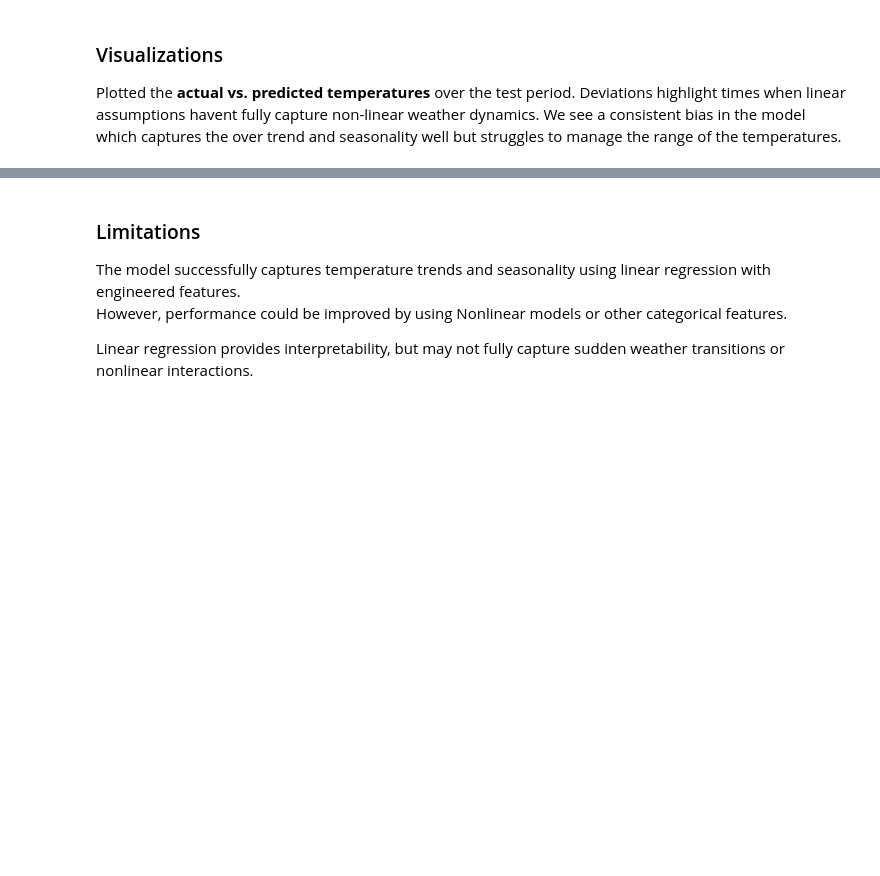
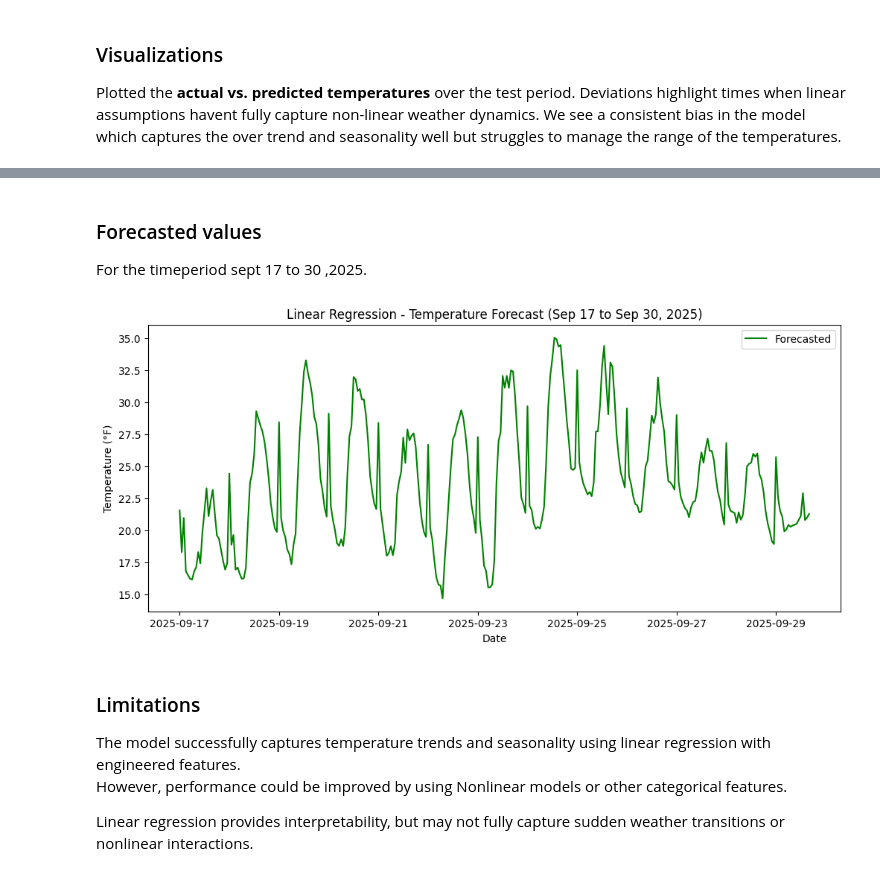
Before and after one commit to oarkse7486/ai-520-wthr-proj, a Jupyter notebook: Linear.ipynb, the cells around one changed output, grey strips where cells are left out. Drawn from its saved outputs; the diff is of its cells as text; code cells hidden in the pictures; blank space fills up the shorter version.

```diff
--- a/Linear.ipynb
+++ b/Linear.ipynb
@@ -255,3 +306,19 @@ plt.show()
+# %% [markdown]
+### Forecasted values
+
+For the timeperiod sept 17 to 30 ,2025.
+# %%
+forecast_mask  = (df["ds"] >= "2025-09-17") & (df["ds"] <= "2025-09-30")
+y_forecast = model.predict(X.loc[forecast_mask])
+plt.figure(figsize=(12,5))
+plt.plot(df["ds"].loc[forecast_mask], y_forecast, label="Forecasted", color="green")
+plt.legend()
+plt.title("Linear Regression - Temperature Forecast (Sep 17 to Sep 30, 2025)")
+plt.xlabel("Date")
+plt.ylabel("Temperature (°F)")
+plt.show()
+# %% [output]
+[figure, added]
 # %% [markdown]
 ### Limitations
 
```
Also changed, not shown: parts of 7 cells of this notebook, 1 other file.
